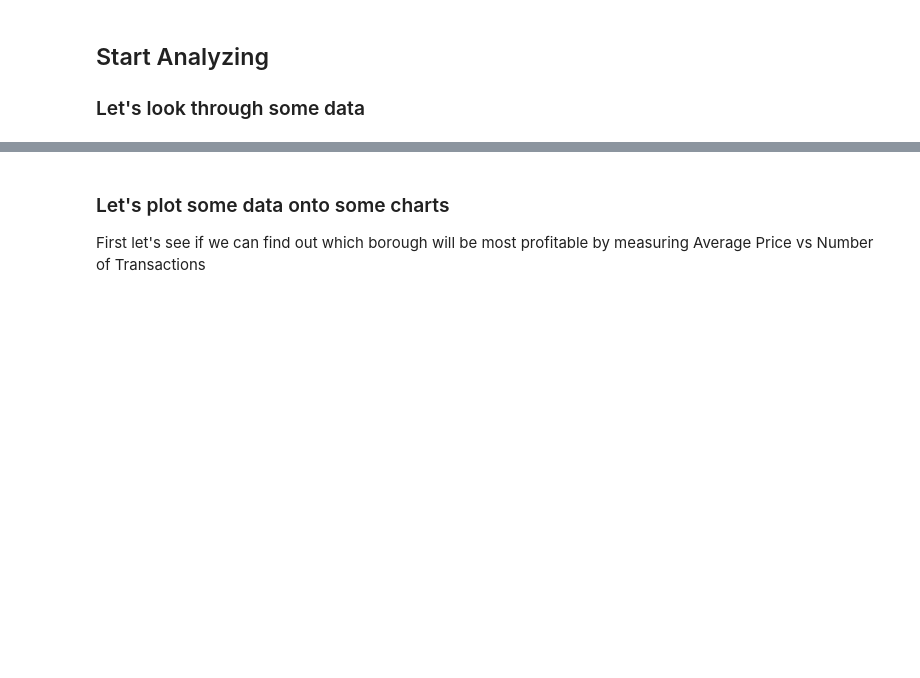
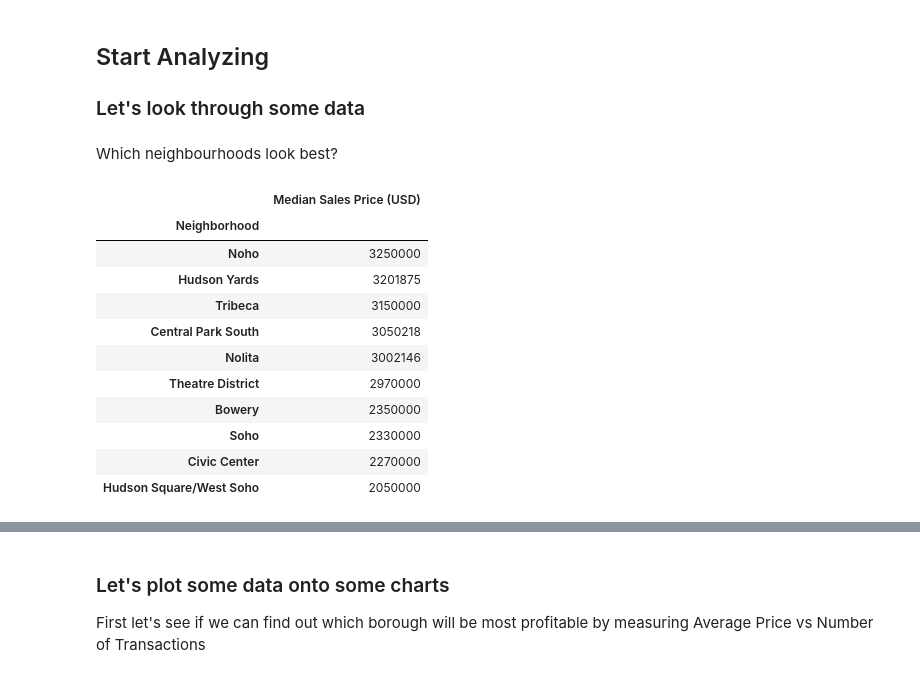
Before and after one commit to xdec/Coursera_Capstone, a Jupyter notebook: The Battle of Neighborhoods/the-battle-of-the-neighbourhoods.ipynb, the cells around one changed output, grey strips where cells are left out. Drawn from its saved outputs; the diff is of its cells as text; code cells hidden in the pictures; blank space fills up the shorter version.

```diff
--- a/The Battle of Neighborhoods/the-battle-of-the-neighbourhoods.ipynb
+++ b/The Battle of Neighborhoods/the-battle-of-the-neighbourhoods.ipynb
@@ -352,3 +357,31 @@ ny_merged.head()
 # %% [markdown]
 ## Start Analyzing
 ### Let's look through some data
+# %% [markdown]
+Which neighbourhoods look best?
+# %%
+# Top 10 neighbourhoods by price
+top_n_prices = ny_merged.groupby('Neighborhood').mean().astype(int)
+top_n_prices = top_n_prices.drop(
+    columns=[
+        'Latitude',
+        'Longitude',
+        'Transactions',
+        'Total Income',
+        'Cluster Labels'
+    ]
+)
+top_n_prices.sort_values('Median Sales Price (USD)', ascending=False).head(10)
+# %% [output]
+|  | Median Sales Price (USD) |
+| Neighborhood |  |
+| Noho | 3250000 |
+| Hudson Yards | 3201875 |
+| Tribeca | 3150000 |
+| Central Park South | 3050218 |
+| Nolita | 3002146 |
+| Theatre District | 2970000 |
+| Bowery | 2350000 |
+| Soho | 2330000 |
+| Civic Center | 2270000 |
+| Hudson Square/West Soho | 2050000 |
```
Also changed, not shown: parts of 22 cells of this notebook.
